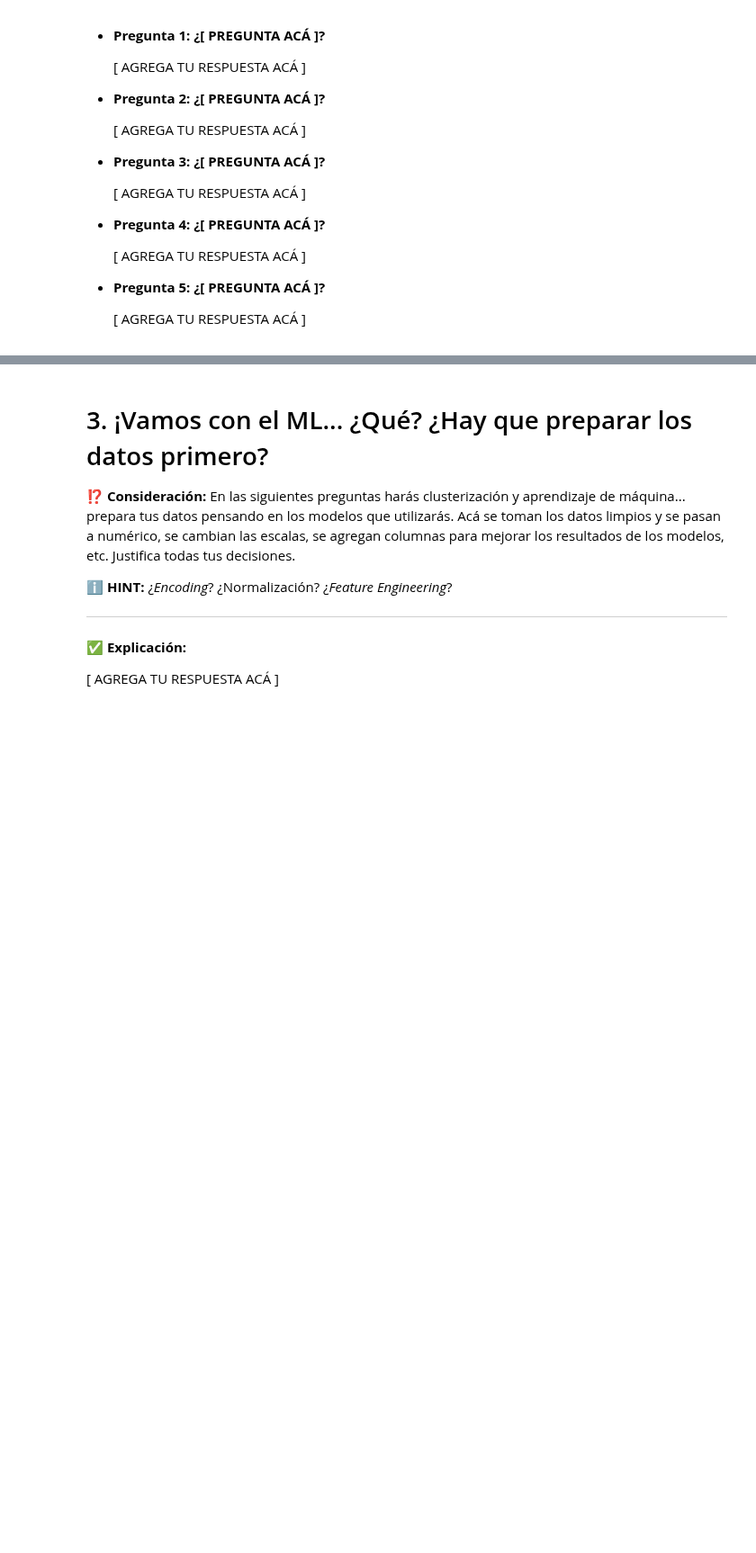
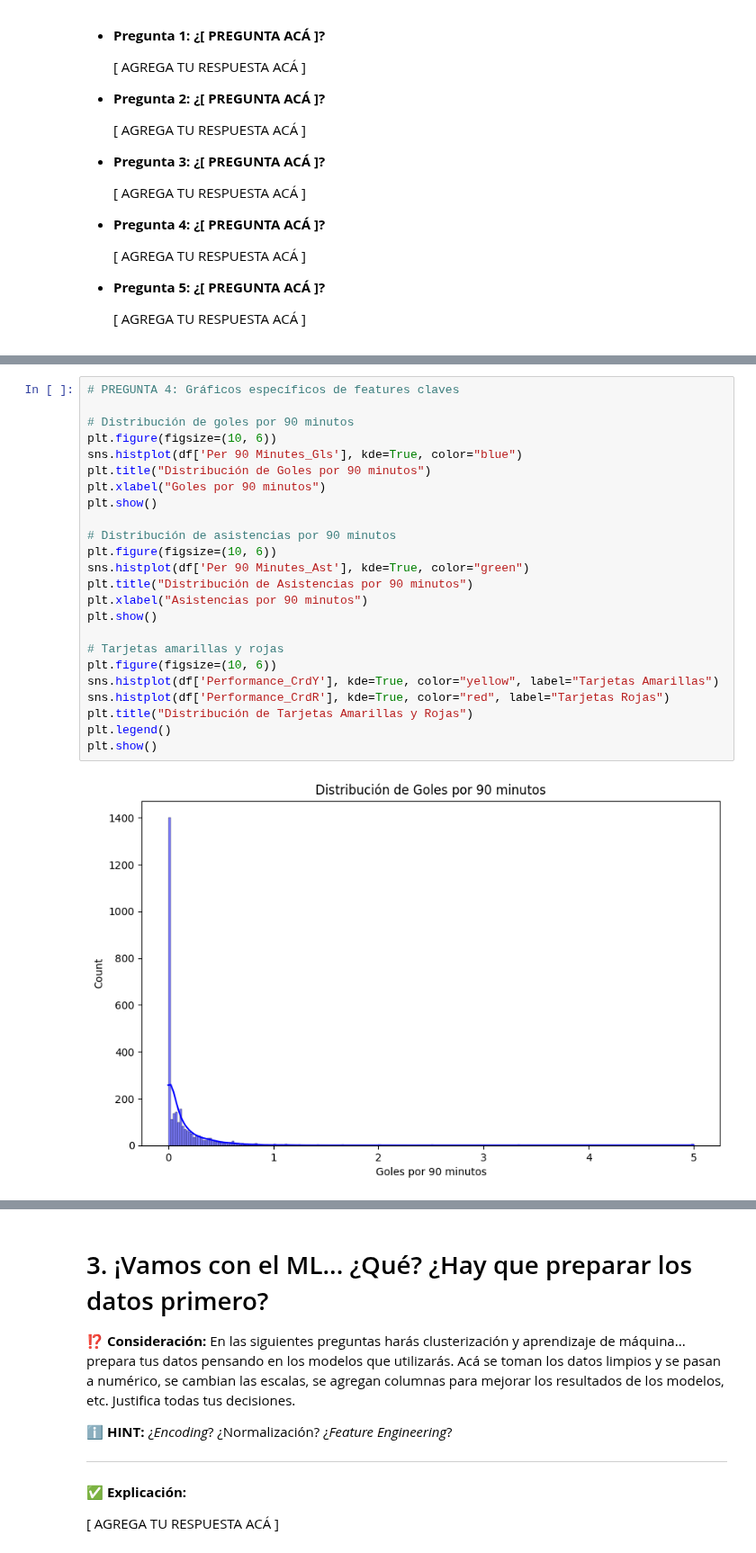
Before and after one commit to julvc/python_diplo, a Jupyter notebook: MP3.ipynb, the cells around one changed output, grey strips where cells are left out. Shown at 90% size. Drawn from its saved outputs; the diff is of its cells as text; blank space fills up the shorter version.

```diff
--- a/MP3.ipynb
+++ b/MP3.ipynb
@@ -425,0 +492,26 @@ df.describe()
+# %%
+# PREGUNTA 4: Gráficos específicos de features claves
+
+# Distribución de goles por 90 minutos
+plt.figure(figsize=(10, 6))
+sns.histplot(df['Per 90 Minutes_Gls'], kde=True, color="blue")
+plt.title("Distribución de Goles por 90 minutos")
+plt.xlabel("Goles por 90 minutos")
+plt.show()
+
+# Distribución de asistencias por 90 minutos
+plt.figure(figsize=(10, 6))
+sns.histplot(df['Per 90 Minutes_Ast'], kde=True, color="green")
+plt.title("Distribución de Asistencias por 90 minutos")
+plt.xlabel("Asistencias por 90 minutos")
+plt.show()
+
+# Tarjetas amarillas y rojas
+plt.figure(figsize=(10, 6))
+sns.histplot(df['Performance_CrdY'], kde=True, color="yellow", label="Tarjetas Amarillas")
+sns.histplot(df['Performance_CrdR'], kde=True, color="red", label="Tarjetas Rojas")
+plt.title("Distribución de Tarjetas Amarillas y Rojas")
+plt.legend()
+plt.show()
+# %% [output]
+[figure, added]
```
Also changed, not shown: parts of 14 cells of this notebook.
